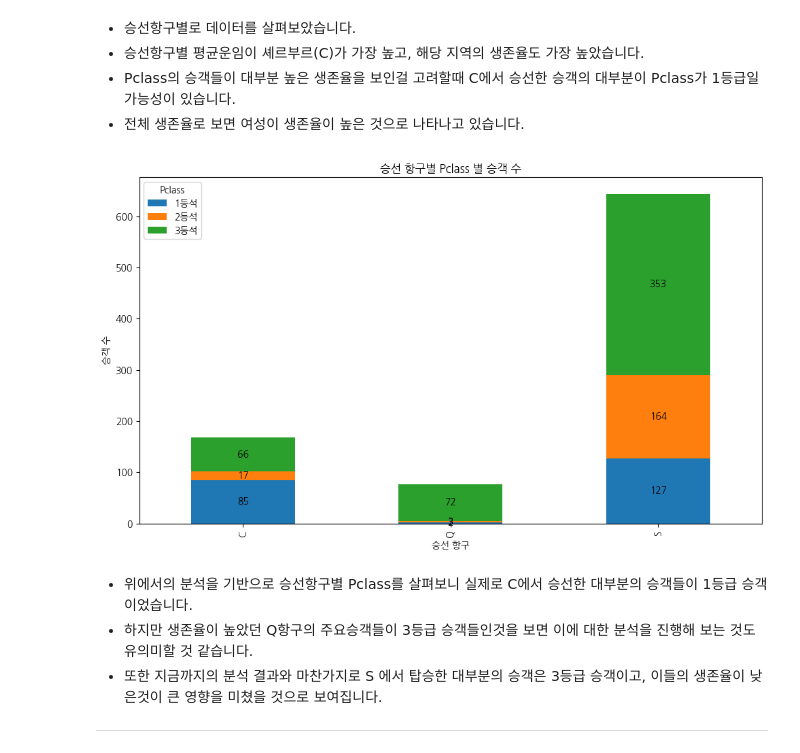
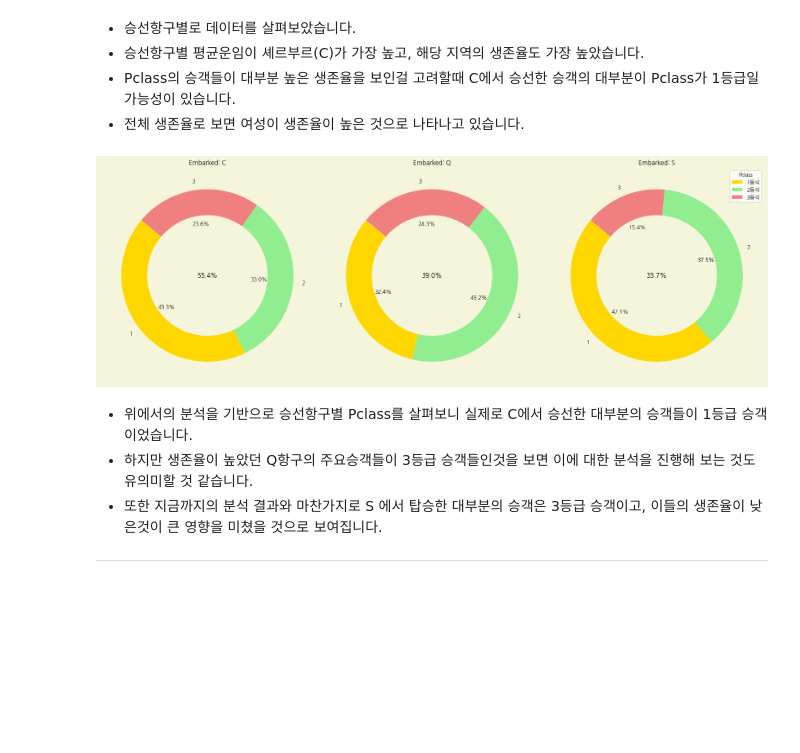
Before and after one commit to Kimgabe/AIFFEL_Online_Quest, a Jupyter notebook: MainQuest2(ML_Final)/[Sub_Quest]_⛴️_Titanic_EDA_필사_&_추가하기.ipynb, the cells around one changed output. Saved outputs shown, nothing was run; the diff lists cells and outputs as text; code cells hidden in the pictures; blank space fills up the shorter version.

```diff
--- a/MainQuest2(ML_Final)/[Sub_Quest]_⛴️_Titanic_EDA_필사_&_추가하기.ipynb
+++ b/MainQuest2(ML_Final)/[Sub_Quest]_⛴️_Titanic_EDA_필사_&_추가하기.ipynb
@@ -695,36 +722,29 @@ plt.show()
 - 승선항구별 평균운임이 셰르부르(C)가 가장 높고, 해당 지역의 생존율도 가장 높았습니다.
 - Pclass의 승객들이 대부분 높은 생존율을 보인걸 고려할때 C에서 승선한 승객의 대부분이 Pclass가 1등급일 가능성이 있습니다.
 - 전체 생존율로 보면 여성이 생존율이 높은 것으로 나타나고 있습니다.
-# %%
-# 승선 항구별 Pclass 수 계산
-embarked_pclass_count = df.groupby(['Embarked', 'Pclass']).size().unstack()
-
-# 스택드 바 그래프 생성
-plt.figure(figsize=(10, 6))
-embarked_pclass_count.plot(kind='bar', stacked=True, ax=plt.gca())
-
-# 각 막대에 수치 추가
-for n, bar in enumerate(plt.gca().patches):
-    plt.gca().text(
-        bar.get_x() + bar.get_width() / 2,
-        bar.get_y() + bar.get_height() / 2,
-        int(bar.get_height()),
-        ha='center',
-        va='center',
-        color='black',
-        fontsize=10
-    )
-
-plt.title('승선 항구별 Pclass 별 승객 수')
-plt.xlabel('승선 항구')
-plt.ylabel('승객 수')
-plt.legend(['1등석', '2등석', '3등석'], title='Pclass')
-
-# 그래프 표시
-plt.tight_layout()
-plt.show()
-# %% [output]
-[figure, removed]
+# %%
+# 승선 항구별 Pclass별 생존율 계산
+embarked_pclass_survival = df.pivot_table('Survived', index='Embarked', columns='Pclass', aggfunc='mean')
+
+
+# 도넛 차트 그리기
+fig, axes = plt.subplots(1, 3, figsize=(18, 6))  # 3개의 승선 항구별 차트
+colors = ['gold', 'lightgreen', 'lightcoral']  # Pclass별 색상 설정
+fig.patch.set_facecolor('beige')  # 캔버스 배경색 설정
+
+for i, (embarked, survival_rates) in enumerate(embarked_pclass_survival.iterrows()):
+    axes[i].pie(survival_rates, labels=survival_rates.index, autopct='%1.1f%%', startangle=140, colors=colors, wedgeprops=dict(width=0.3))
+    axes[i].set_title(f'Embarked: {embarked}')
+
+    # 도넛 가운데에 승선항구별 생존율 표시
+    survival_rate = embarked_survival.loc[embarked]
+    axes[i].text(0, 0, f'{survival_rate:.1%}', ha='center', va='center', fontsize=12)
+
+plt.legend(['1등석', '2등석', '3등석'], title='Pclass', loc='upper right')
+plt.tight_layout()
+plt.show()
+# %% [output]
+[figure, added]
 # %% [markdown]
 - 위에서의 분석을 기반으로 승선항구별 Pclass를 살펴보니 실제로 C에서 승선한 대부분의 승객들이 1등급 승객이었습니다.
 - 하지만 생존율이 높았던 Q항구의 주요승객들이 3등급 승객들인것을 보면 이에 대한 분석을 진행해 보는 것도 유의미할 것 같습니다.
```
Also changed, not shown: parts of 6 cells of this notebook.
